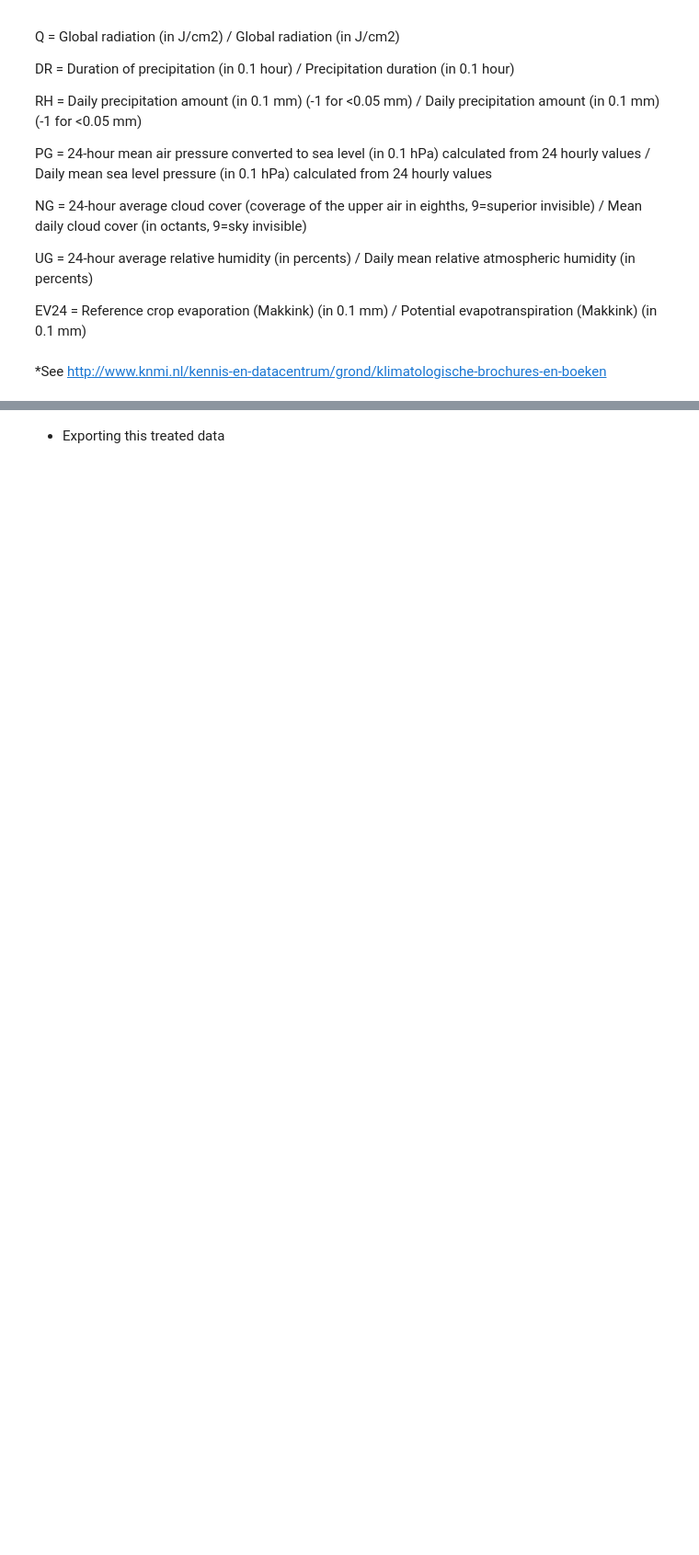
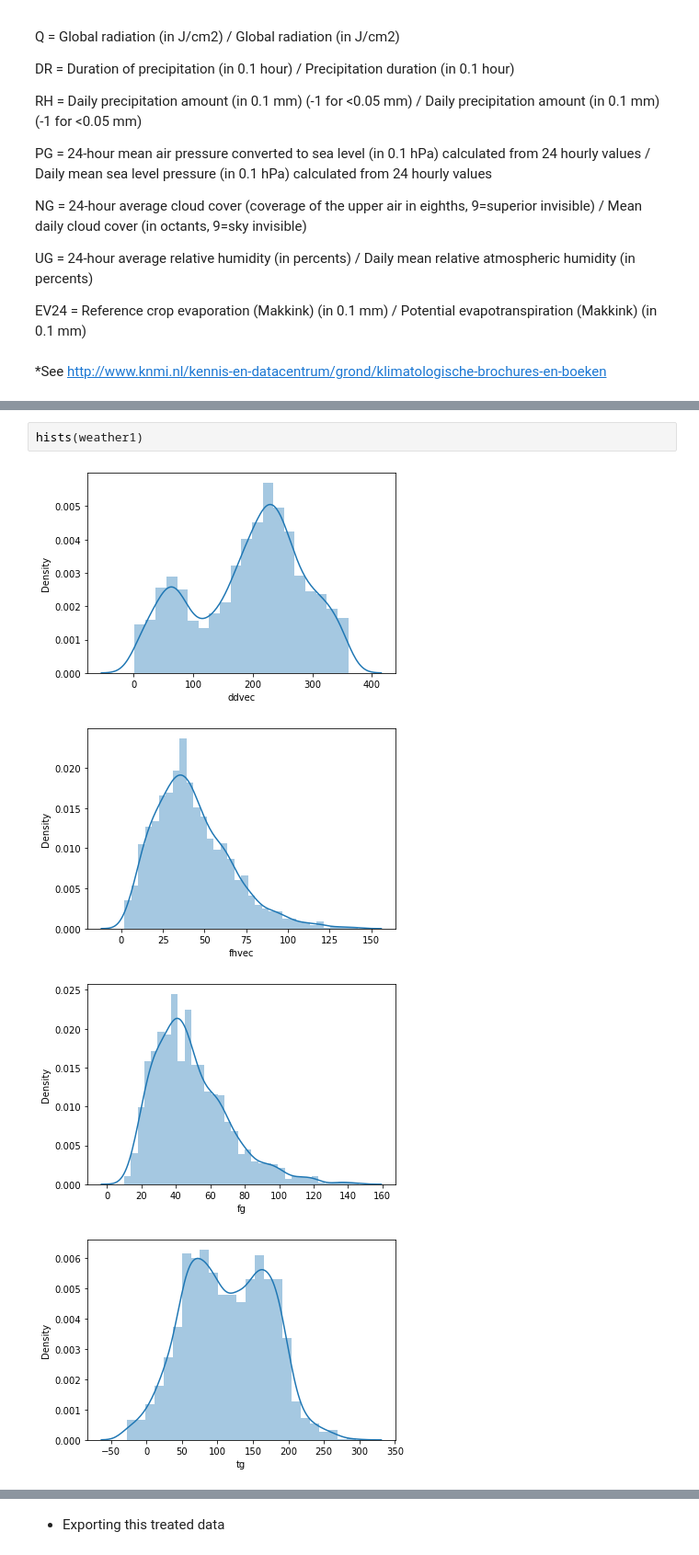
Before and after one commit to ClauCarloni/data_final_project, a Jupyter notebook: dutch_weather.ipynb, the cells around one changed output, grey strips where cells are left out. Shown at 92% size. Saved outputs shown, nothing was run; the diff lists cells and outputs as text; blank space fills up the shorter version.

```diff
--- a/dutch_weather.ipynb
+++ b/dutch_weather.ipynb
@@ -569,0 +556,7 @@ EV24 = Reference crop evaporation (Makkink) (in 0.1 mm) / Potential evapotranspi
+# %%
+hists(weather1)
+# %% [output]
+[figure, added]
+[figure, added]
+[figure, added]
+[figure, added]
```
Also changed, not shown: parts of 51 cells of this notebook.
